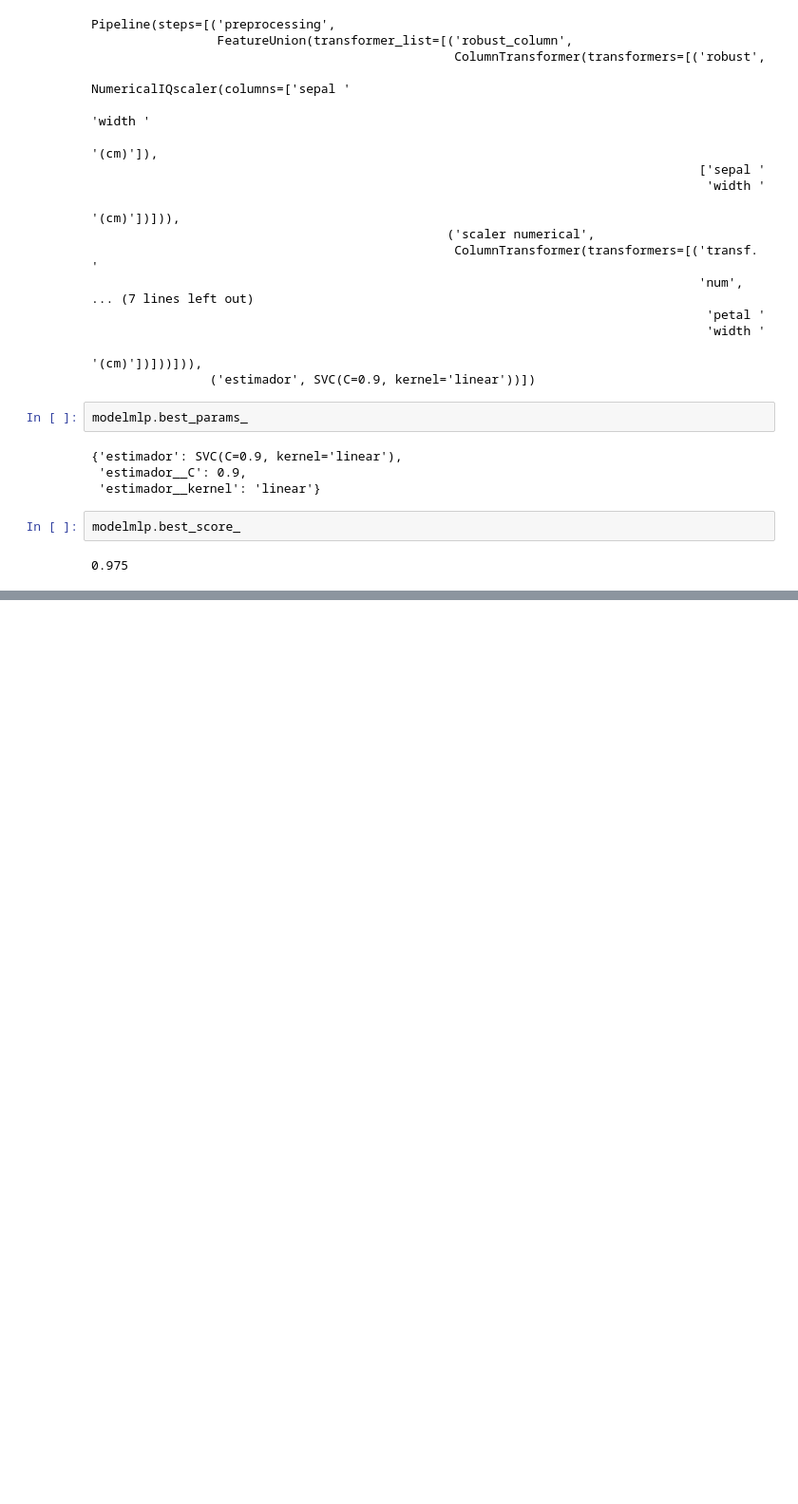
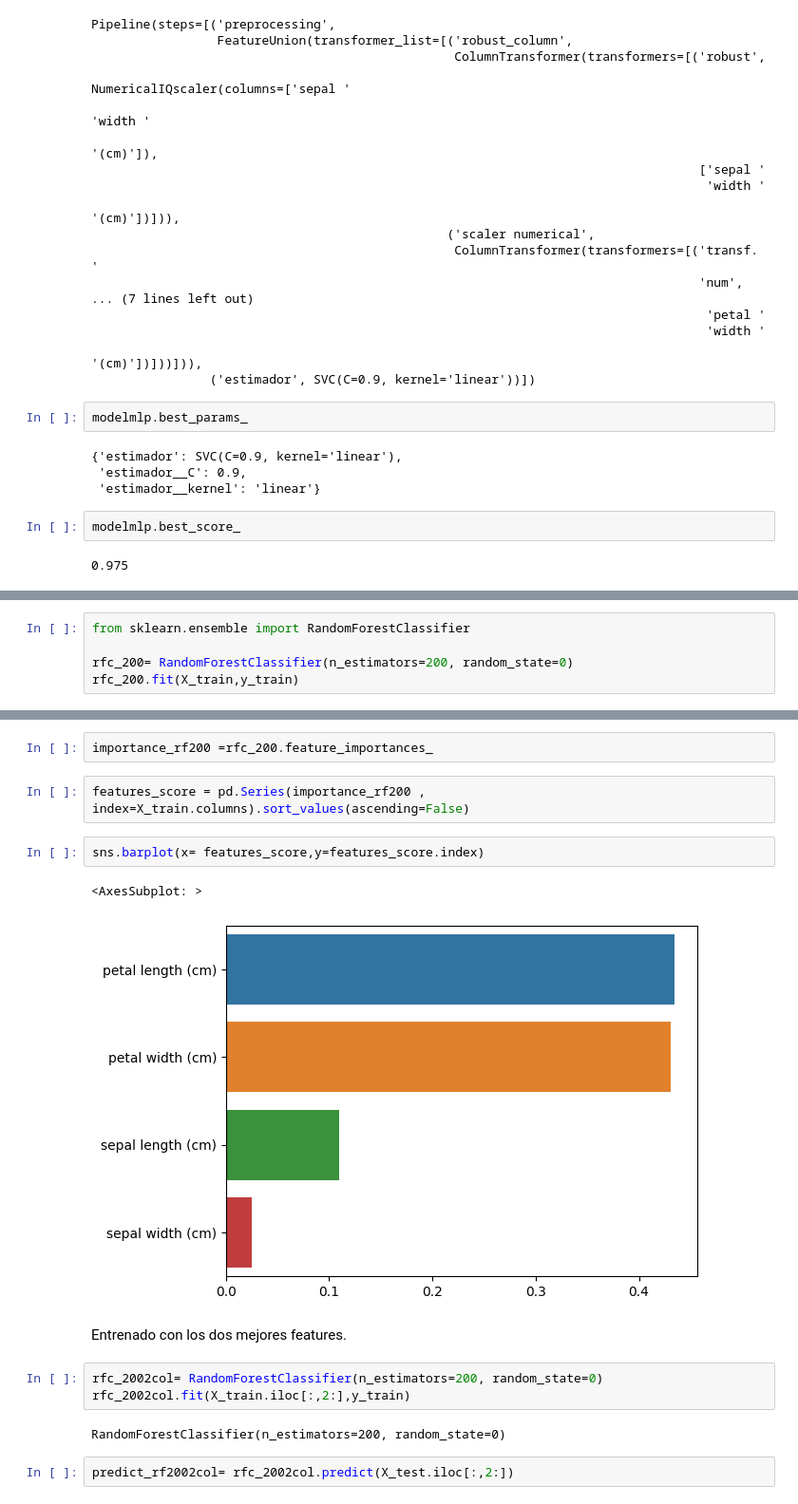
Before and after one commit to MAESTRiA-ESTADiS-CIENCIA-DATOS-Bosque/machine_learning_II_bosque_Jan, a Jupyter notebook: Clases/Clase3/Clase_notas4.ipynb, the cells around one changed output, grey strips where cells are left out. Shown at 95% size. Saved outputs shown, nothing was run; the diff lists cells and outputs as text; blank space fills up the shorter version.

```diff
--- a/Clases/Clase3/Clase_notas4.ipynb
+++ b/Clases/Clase3/Clase_notas4.ipynb
@@ -664,0 +674,5 @@ modelmlp.best_score_
+# %%
+from sklearn.ensemble import RandomForestClassifier
+
+rfc_200= RandomForestClassifier(n_estimators=200, random_state=0)
+rfc_200.fit(X_train,y_train)
@@ -664,0 +695,18 @@ modelmlp.best_score_
+# %%
+importance_rf200 =rfc_200.feature_importances_
+# %%
+features_score = pd.Series(importance_rf200 , index=X_train.columns).sort_values(ascending=False)
+# %%
+sns.barplot(x= features_score,y=features_score.index)
+# %% [output]
+<AxesSubplot: >
+[figure, added]
+# %% [markdown]
+Entrenado con los dos mejores features.
+# %%
+rfc_2002col= RandomForestClassifier(n_estimators=200, random_state=0)
+rfc_2002col.fit(X_train.iloc[:,2:],y_train)
+# %% [output]
+RandomForestClassifier(n_estimators=200, random_state=0)
+# %%
+predict_rf2002col= rfc_2002col.predict(X_test.iloc[:,2:])
```
Also changed, not shown: parts of 45 cells of this notebook, 1 other file.
